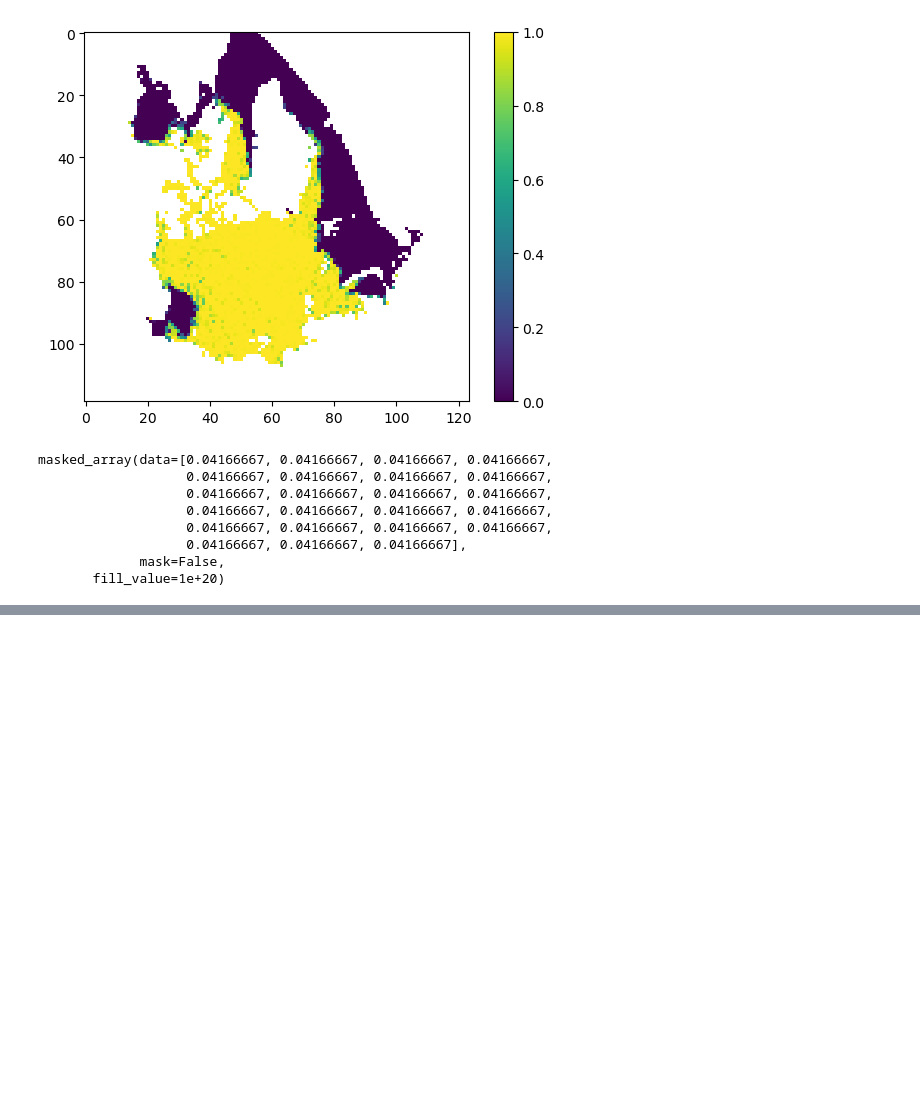
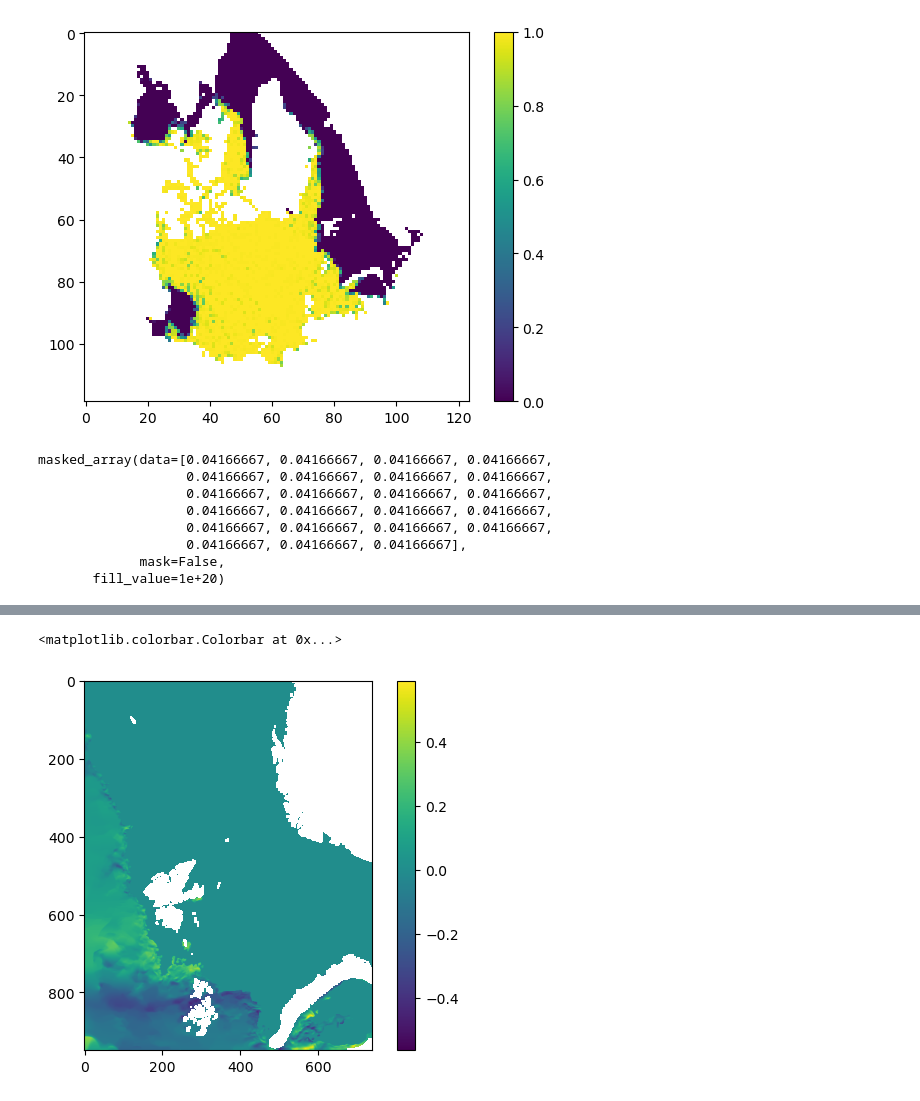
Before and after one commit to AnnaT1990/SAR_forecast_experiment, a Jupyter notebook: Inegrated_drift/integrated_drift.ipynb, the cells around one changed output, grey strips where cells are left out. Saved outputs shown, nothing was run; the diff lists cells and outputs as text; code cells hidden in the pictures; blank space fills up the shorter version.

Commit message:
editing code for barents2.5 model

```diff
--- a/Inegrated_drift/integrated_drift.ipynb
+++ b/Inegrated_drift/integrated_drift.ipynb
@@ -130,0 +143,11 @@ plt.show()
+# %%
+data = xr.open_dataset("https://thredds.met.no/thredds/dodsC/fou-hi/barents_eps_eps/barents_eps_20221119T06Z.nc")
+# %%
+X = data['X']
+Y = data['Y']
+lon = data['lon']
+lat = data['lat']
+ensemble_member = data['ensemble_member']
+ice_u = data['ice_u']
+ice_v = data['ice_v']
+time = data['time']
@@ -130,0 +174,6 @@ plt.show()
+# %%
+plt.imshow(ice_u.sel(time='2022-11-19T08:00:00', ensemble_member = 8))
+plt.colorbar()
+# %% [output]
+<matplotlib.colorbar.Colorbar at 0x...>
+[figure, added]
```
Also changed, not shown: parts of 9 cells of this notebook, 2 other files.
